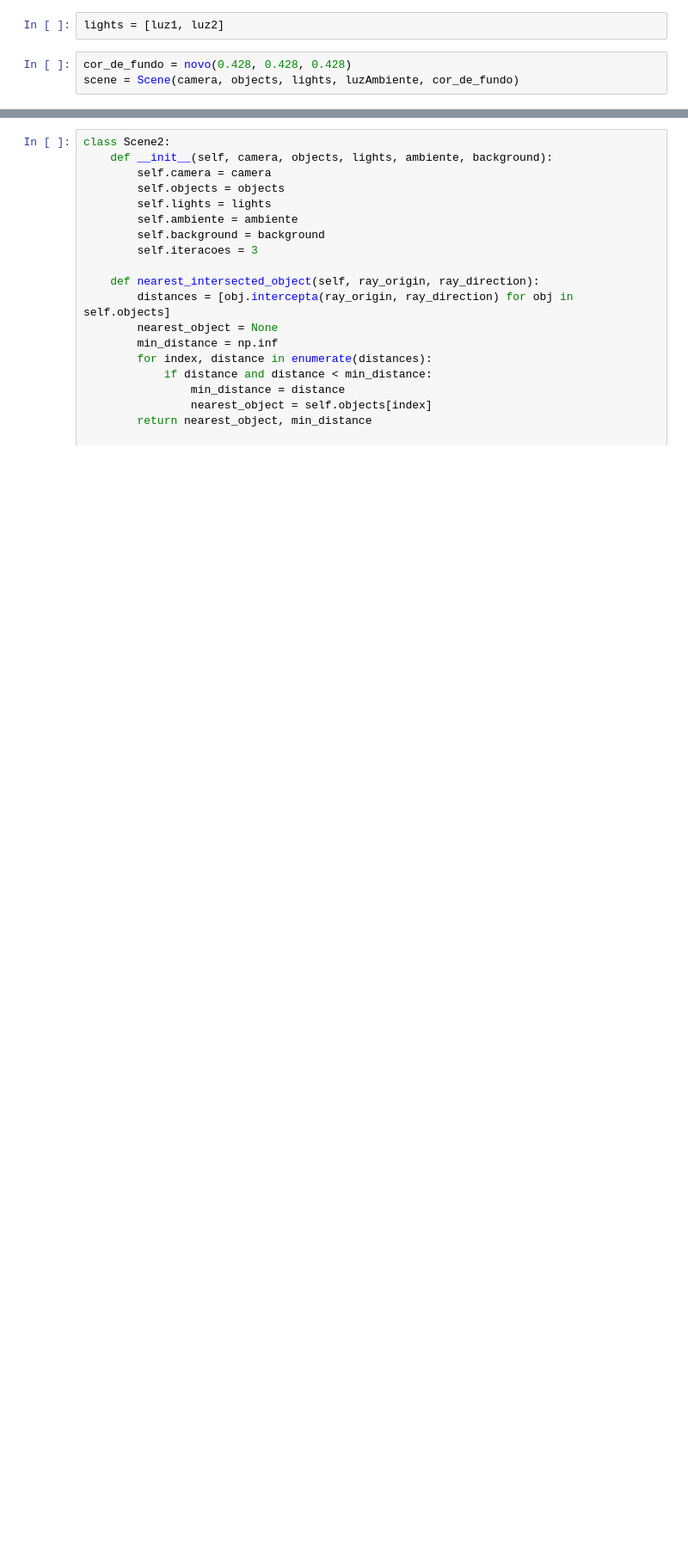
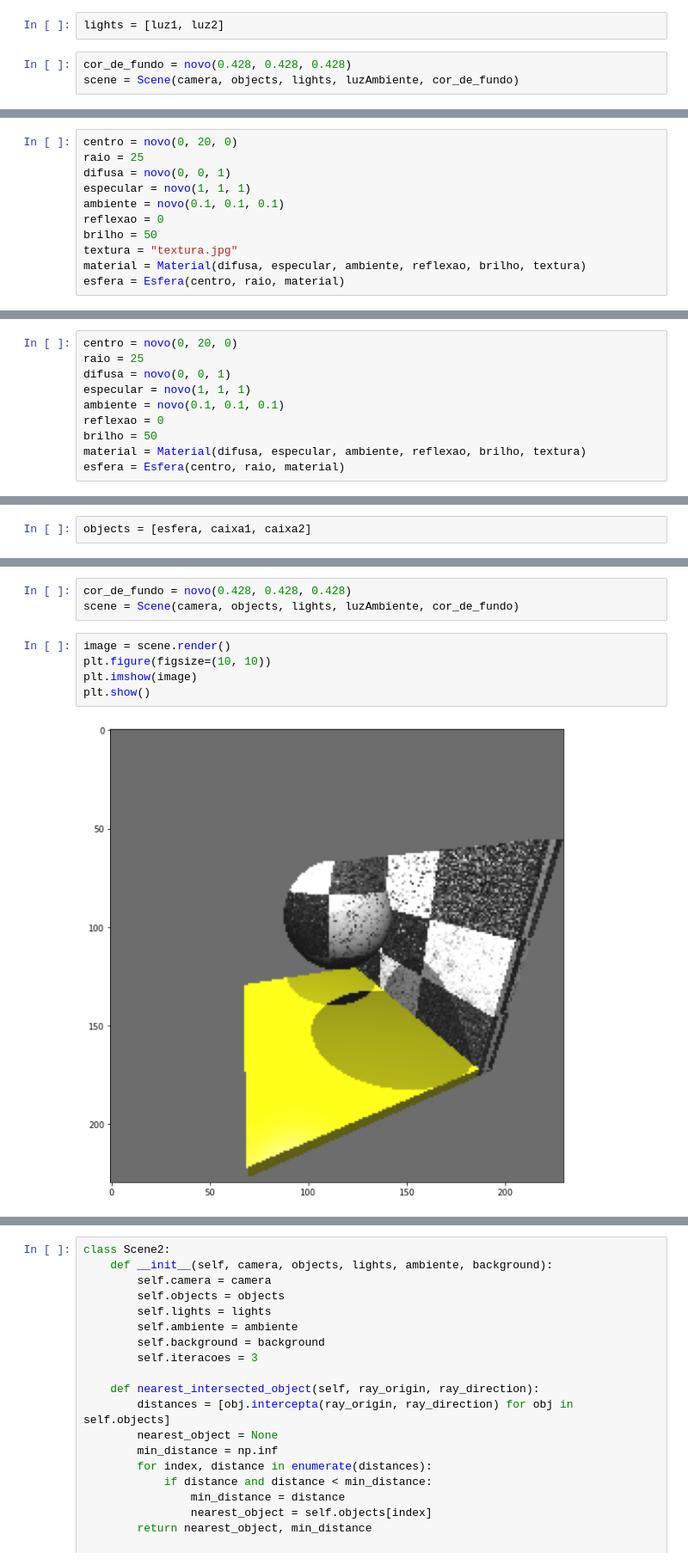
Before and after one commit to GabrielBoscoli/INF1761, a Jupyter notebook: RayTracing.ipynb, the cells around one changed output, grey strips where cells are left out. Shown: that part at 86% size. Cells and saved outputs as stored; diff of their text form; blank space fills up the shorter version.

```diff
--- a/RayTracing.ipynb
+++ b/RayTracing.ipynb
@@ -453,0 +391,11 @@ plt.show()
+# %%
+centro = novo(0, 20, 0)
+raio = 25
+difusa = novo(0, 0, 1)
+especular = novo(1, 1, 1)
+ambiente = novo(0.1, 0.1, 0.1)
+reflexao = 0
+brilho = 50
+textura = "textura.jpg"
+material = Material(difusa, especular, ambiente, reflexao, brilho, textura)
+esfera = Esfera(centro, raio, material)
@@ -453,0 +418,10 @@ plt.show()
+# %%
+centro = novo(0, 20, 0)
+raio = 25
+difusa = novo(0, 0, 1)
+especular = novo(1, 1, 1)
+ambiente = novo(0.1, 0.1, 0.1)
+reflexao = 0
+brilho = 50
+material = Material(difusa, especular, ambiente, reflexao, brilho, textura)
+esfera = Esfera(centro, raio, material)
@@ -453,0 +434,2 @@ plt.show()
+# %%
+objects = [esfera, caixa1, caixa2]
@@ -453,0 +453,10 @@ plt.show()
+# %%
+cor_de_fundo = novo(0.428, 0.428, 0.428)
+scene = Scene(camera, objects, lights, luzAmbiente, cor_de_fundo)
+# %%
+image = scene.render()
+plt.figure(figsize=(10, 10))
+plt.imshow(image)
+plt.show()
+# %% [output]
+[figure, added]
```
Also changed, not shown: parts of 31 cells of this notebook, 1 other file.
